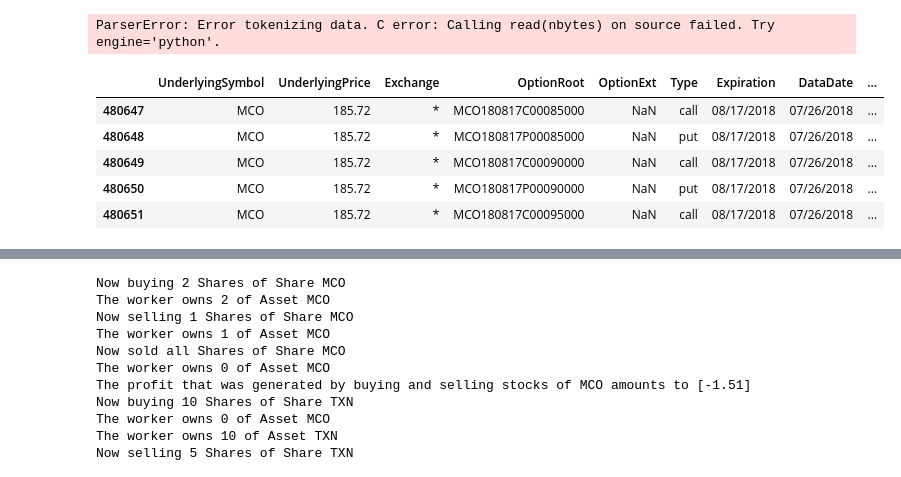
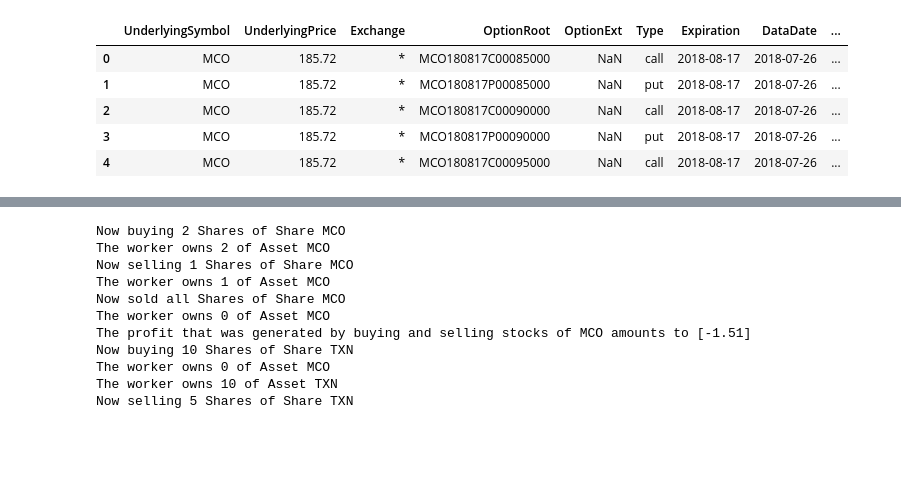
Before and after one commit to CalvinCottin/Option-Backtesting, a Jupyter notebook: Untitled-checkpoint.ipynb, the cells around one changed output, grey strips where cells are left out. Drawn from its saved outputs; the diff is of its cells as text; code cells hidden in the pictures; blank space fills up the shorter version.

```diff
--- a/Untitled-checkpoint.ipynb
+++ b/Untitled-checkpoint.ipynb
@@ -404,4 +427,0 @@ combined_csv = pd.concat([pd.read_csv(f) for f in all_filenames ])
-# %%
-options = pd.read_csv("/Users/Bjorn/Desktop/Master/Schoder Seminar/Paper/Datenanalyse/Data/combined_csv.csv")
-# %% [output]
-ParserError: Error tokenizing data. C error: Calling read(nbytes) on source failed. Try engine='python'.
@@ -412,9 +428,9 @@ options_reduced.to_csv("options_reduced.csv", index=False, encoding='utf-8-sig')
 # %%
-options_reduced.head()
+options.head()
 # %% [output]
 |  | UnderlyingSymbol | UnderlyingPrice | Exchange | OptionRoot | OptionExt | Type | Expiration | DataDate | ... |
-| 480647 | MCO | 185.72 | * | MCO180817C00085000 | NaN | call | 08/17/2018 | 07/26/2018 | ... |
-| 480648 | MCO | 185.72 | * | MCO180817P00085000 | NaN | put | 08/17/2018 | 07/26/2018 | ... |
-| 480649 | MCO | 185.72 | * | MCO180817C00090000 | NaN | call | 08/17/2018 | 07/26/2018 | ... |
-| 480650 | MCO | 185.72 | * | MCO180817P00090000 | NaN | put | 08/17/2018 | 07/26/2018 | ... |
-| 480651 | MCO | 185.72 | * | MCO180817C00095000 | NaN | call | 08/17/2018 | 07/26/2018 | ... |
+| 0 | MCO | 185.72 | * | MCO180817C00085000 | NaN | call | 2018-08-17 | 2018-07-26 | ... |
+| 1 | MCO | 185.72 | * | MCO180817P00085000 | NaN | put | 2018-08-17 | 2018-07-26 | ... |
+| 2 | MCO | 185.72 | * | MCO180817C00090000 | NaN | call | 2018-08-17 | 2018-07-26 | ... |
+| 3 | MCO | 185.72 | * | MCO180817P00090000 | NaN | put | 2018-08-17 | 2018-07-26 | ... |
+| 4 | MCO | 185.72 | * | MCO180817C00095000 | NaN | call | 2018-08-17 | 2018-07-26 | ... |
```
Also changed, not shown: parts of 28 cells of this notebook, 2 other files.
